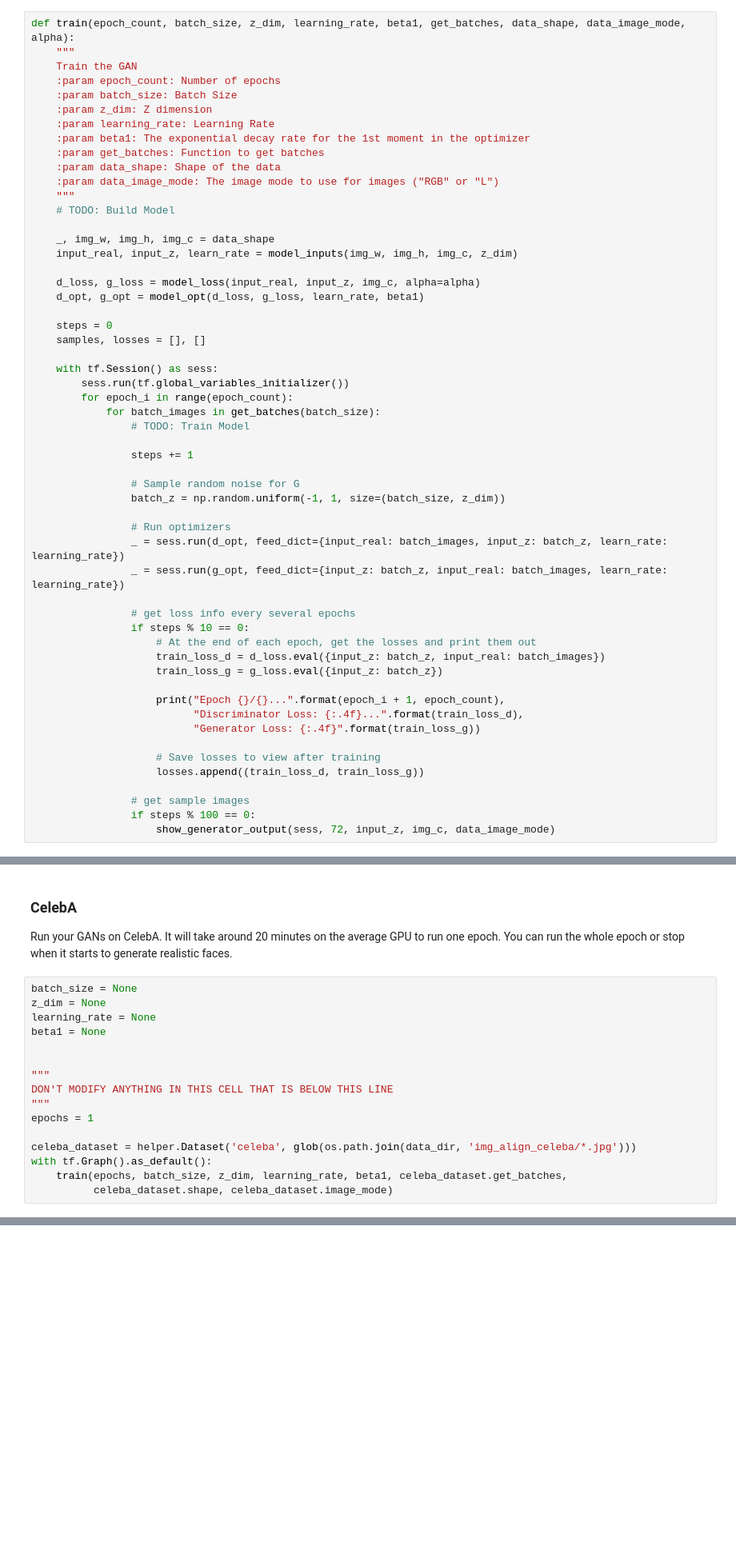
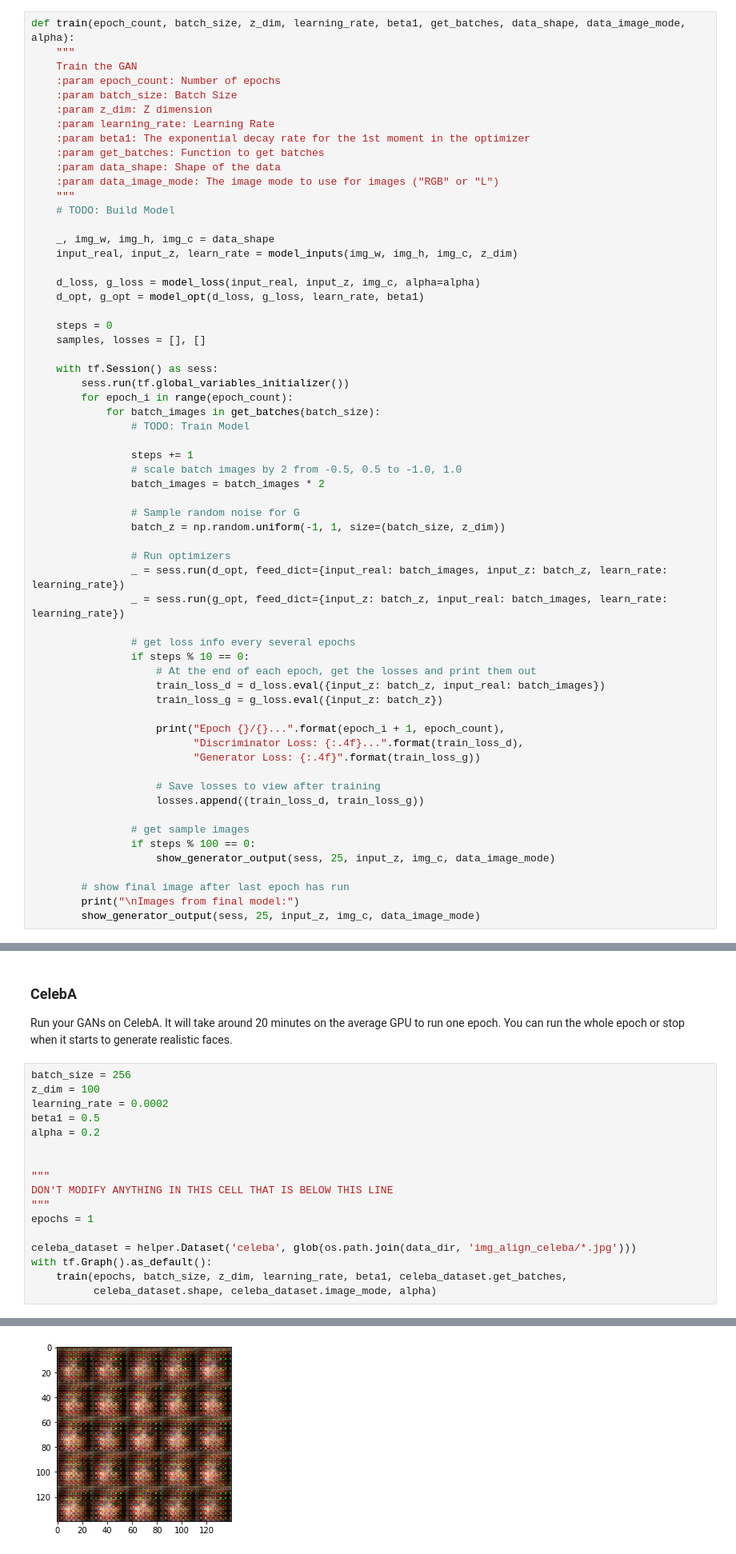
Before and after one commit to jellenberger/deep-learning, a Jupyter notebook: face_generation/dlnd_face_generation.ipynb, the cells around one changed output, grey strips where cells are left out. Shown at 80% size. Drawn from its saved outputs; the diff is of its cells as text; blank space fills up the shorter version.

```diff
--- a/face_generation/dlnd_face_generation.ipynb
+++ b/face_generation/dlnd_face_generation.ipynb
@@ -382,6 +401,8 @@ def train(epoch_count, batch_size, z_dim, learning_rate, beta1, get_batches, dat
                 # TODO: Train Model
 
                 steps += 1
+                # scale batch images by 2 from -0.5, 0.5 to -1.0, 1.0
+                batch_images = batch_images * 2
 
                 # Sample random noise for G
                 batch_z = np.random.uniform(-1, 1, size=(batch_size, z_dim))
@@ -405,7 +426,11 @@ def train(epoch_count, batch_size, z_dim, learning_rate, beta1, get_batches, dat
 
                 # get sample images
                 if steps % 100 == 0:
-                    show_generator_output(sess, 72, input_z, img_c, data_image_mode)
+                    show_generator_output(sess, 25, input_z, img_c, data_image_mode)
+
+        # show final image after last epoch has run
+        print("\nImages from final model:")
+        show_generator_output(sess, 25, input_z, img_c, data_image_mode)
 # %% [markdown]
 ### MNIST
 Test your GANs architecture on MNIST.  After 2 epochs, the GANs should be able to generate images that look like handwritten digits.  Make sure the loss of the generator is lower than the loss of the discriminator or close to 0.
@@ -431,10 +524,11 @@ with tf.Graph().as_default():
 ### CelebA
 Run your GANs on CelebA.  It will take around 20 minutes on the average GPU to run one epoch.  You can run the whole epoch or stop when it starts to generate realistic faces.
 # %%
-batch_size = None
-z_dim = None
-learning_rate = None
-beta1 = None
+batch_size = 256
+z_dim = 100
+learning_rate = 0.0002
+beta1 = 0.5
+alpha = 0.2
 
 
 """
@@ -445,4 +539,5 @@ epochs = 1
 celeba_dataset = helper.Dataset('celeba', glob(os.path.join(data_dir, 'img_align_celeba/*.jpg')))
 with tf.Graph().as_default():
     train(epochs, batch_size, z_dim, learning_rate, beta1, celeba_dataset.get_batches,
-          celeba_dataset.shape, celeba_dataset.image_mode)
+          celeba_dataset.shape, celeba_dataset.image_mode, alpha)
+# %% [output]
@@ -448,0 +554 @@ with tf.Graph().as_default():
+[figure, added]
```
Also changed, not shown: parts of 9 cells of this notebook.
